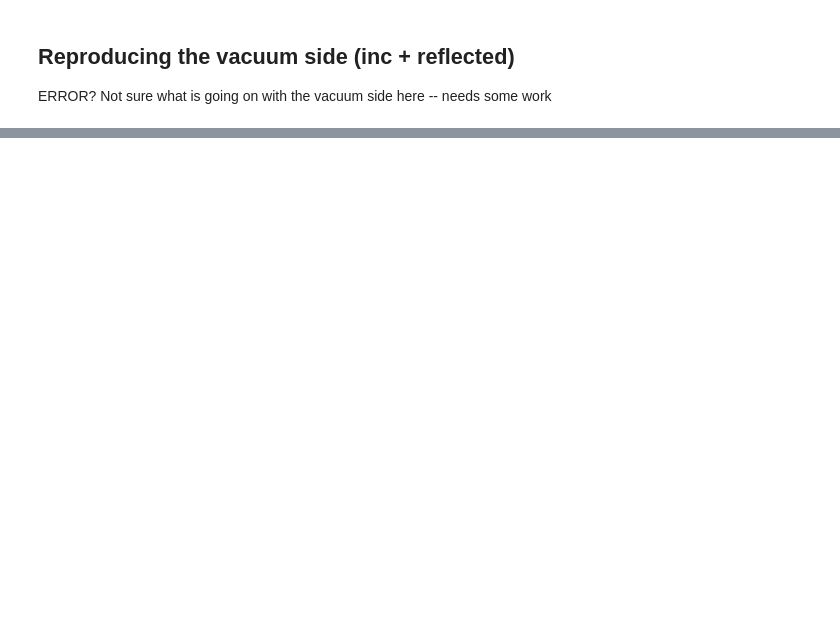
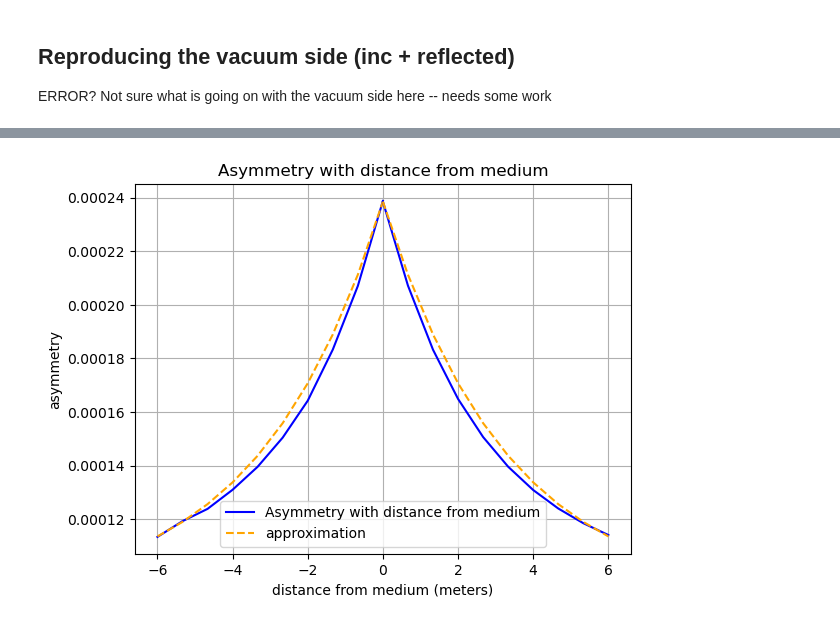
Before and after one commit to Nathan-Gershengorn/CnuB-optics, a Jupyter notebook: main_tests_Nathan.ipynb, the cells around one changed output, grey strips where cells are left out. Saved outputs shown, nothing was run; the diff lists cells and outputs as text; code cells hidden in the pictures; blank space fills up the shorter version.

```diff
--- a/main_tests_Nathan.ipynb
+++ b/main_tests_Nathan.ipynb
@@ -247,0 +292,29 @@ fig.savefig("plots/asymmetry_in_medium.pdf", dpi=400)
+# %%
+#everything combined:
+
+z_vals_vac = np.linspace(-6, 0, 10)
+z_vals_med = np.linspace(0, 6, 10)
+
+# Calculate y values for the first set of data using integral_fxn_1
+integral_values_vac = [cnub.tools.integral_vac_gamma(z) for z in z_vals_vac]
+integral_values_med = [cnub.tools.integral_fxn_2(z) for z in z_vals_med]
+
+# Create the plot with multiple lines
+plt.plot(z_vals_vac, integral_values, color='blue')
+plt.plot(z_vals_vac, cnub.tools.analytical_approximation(z_vals_vac), ls='--', color='orange')
+plt.plot(z_vals_med, integral_values_med, label="Asymmetry with distance from medium", color='blue')
+plt.plot(z_vals_med, cnub.tools.analytical_approximation(z_vals_med), ls='--', label='approximation', color='orange')
+
+
+
+# Customize the plot
+plt.xlabel("distance from medium (meters)")
+plt.ylabel("asymmetry")
+plt.title("Asymmetry with distance from medium")
+plt.grid(True)
+plt.legend()
+
+# Show the plot
+plt.show()
+# %% [output]
+[figure, added]
```
Also changed, not shown: parts of 5 cells of this notebook, 4 other files.
